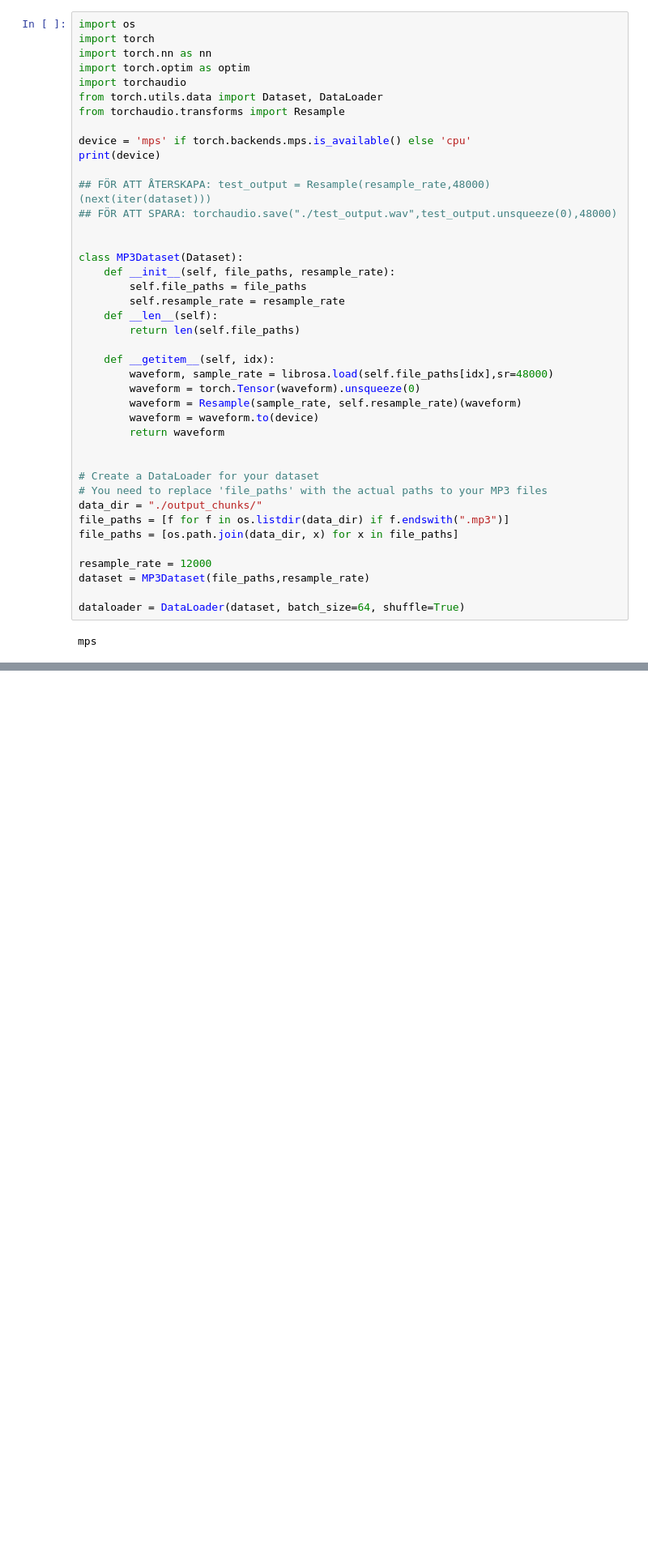
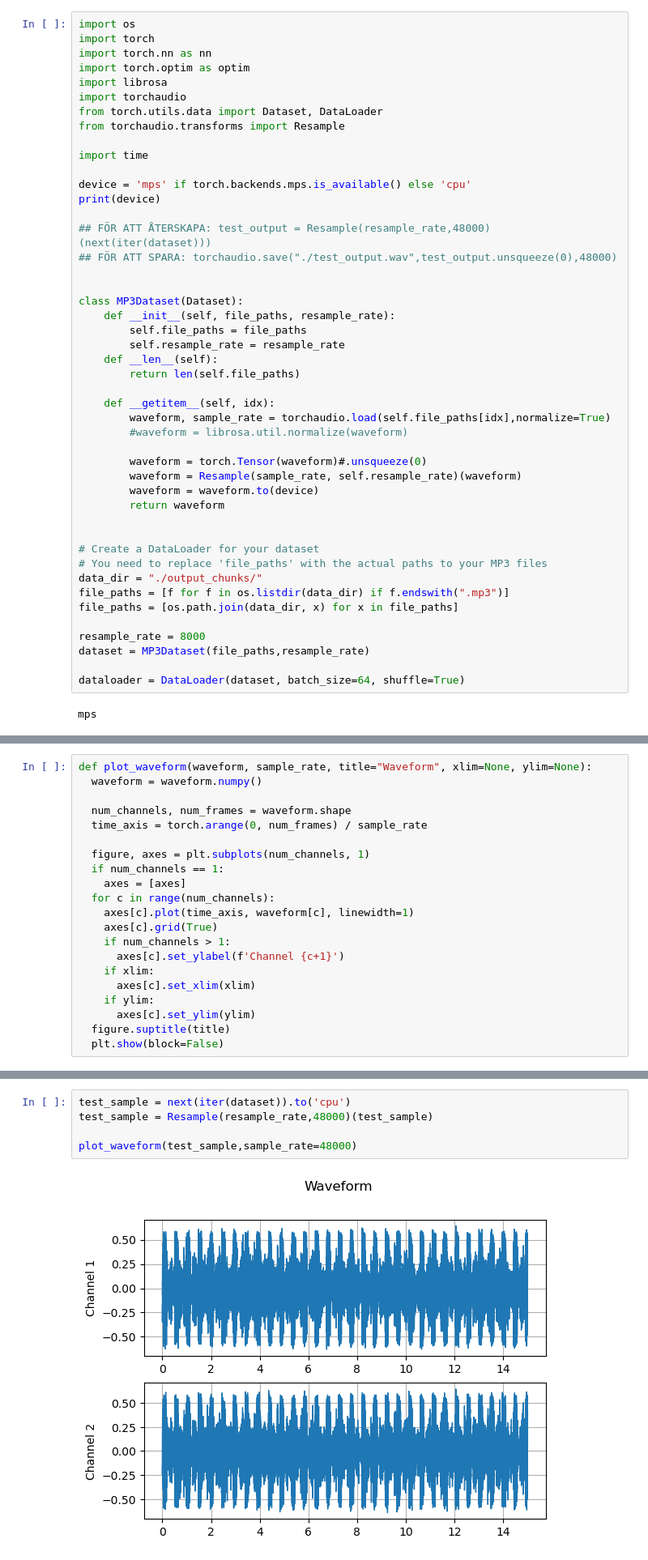
Before and after one commit to albinekborg/techno-wae, a Jupyter notebook: VAE.ipynb, the cells around one changed output, grey strips where cells are left out. Shown: that part at 81% size. Saved outputs shown, nothing was run; the diff lists cells and outputs as text; blank space fills up the shorter version.

```diff
--- a/VAE.ipynb
+++ b/VAE.ipynb
@@ -3,9 +3,12 @@ import os
 import torch
 import torch.nn as nn
 import torch.optim as optim
+import librosa
 import torchaudio
 from torch.utils.data import Dataset, DataLoader
 from torchaudio.transforms import Resample
+
+import time
 
 device = 'mps' if torch.backends.mps.is_available() else 'cpu'
 print(device)
@@ -22,8 +25,10 @@ class MP3Dataset(Dataset):
         return len(self.file_paths)
 
     def __getitem__(self, idx):
-        waveform, sample_rate = librosa.load(self.file_paths[idx],sr=48000)
-        waveform = torch.Tensor(waveform).unsqueeze(0)
+        waveform, sample_rate = torchaudio.load(self.file_paths[idx],normalize=True)
+        #waveform = librosa.util.normalize(waveform)
+
+        waveform = torch.Tensor(waveform)#.unsqueeze(0)
         waveform = Resample(sample_rate, self.resample_rate)(waveform)
         waveform = waveform.to(device)
         return waveform
@@ -35,7 +40,7 @@ data_dir = "./output_chunks/"
 file_paths = [f for f in os.listdir(data_dir) if f.endswith(".mp3")]
 file_paths = [os.path.join(data_dir, x) for x in file_paths]
 
-resample_rate = 12000
+resample_rate = 8000
 dataset = MP3Dataset(file_paths,resample_rate)
 
 dataloader = DataLoader(dataset, batch_size=64, shuffle=True)
@@ -243,0 +294,21 @@ torch.Size([1, 180000])
+# %%
+def plot_waveform(waveform, sample_rate, title="Waveform", xlim=None, ylim=None):
+  waveform = waveform.numpy()
+
+  num_channels, num_frames = waveform.shape
+  time_axis = torch.arange(0, num_frames) / sample_rate
+
+  figure, axes = plt.subplots(num_channels, 1)
+  if num_channels == 1:
+    axes = [axes]
+  for c in range(num_channels):
+    axes[c].plot(time_axis, waveform[c], linewidth=1)
+    axes[c].grid(True)
+    if num_channels > 1:
+      axes[c].set_ylabel(f'Channel {c+1}')
+    if xlim:
+      axes[c].set_xlim(xlim)
+    if ylim:
+      axes[c].set_ylim(ylim)
+  figure.suptitle(title)
+  plt.show(block=False)
@@ -243,0 +318,7 @@ torch.Size([1, 180000])
+# %%
+test_sample = next(iter(dataset)).to('cpu')
+test_sample = Resample(resample_rate,48000)(test_sample)
+
+plot_waveform(test_sample,sample_rate=48000)
+# %% [output]
+[figure, added]
```
Also changed, not shown: parts of 11 cells of this notebook.
